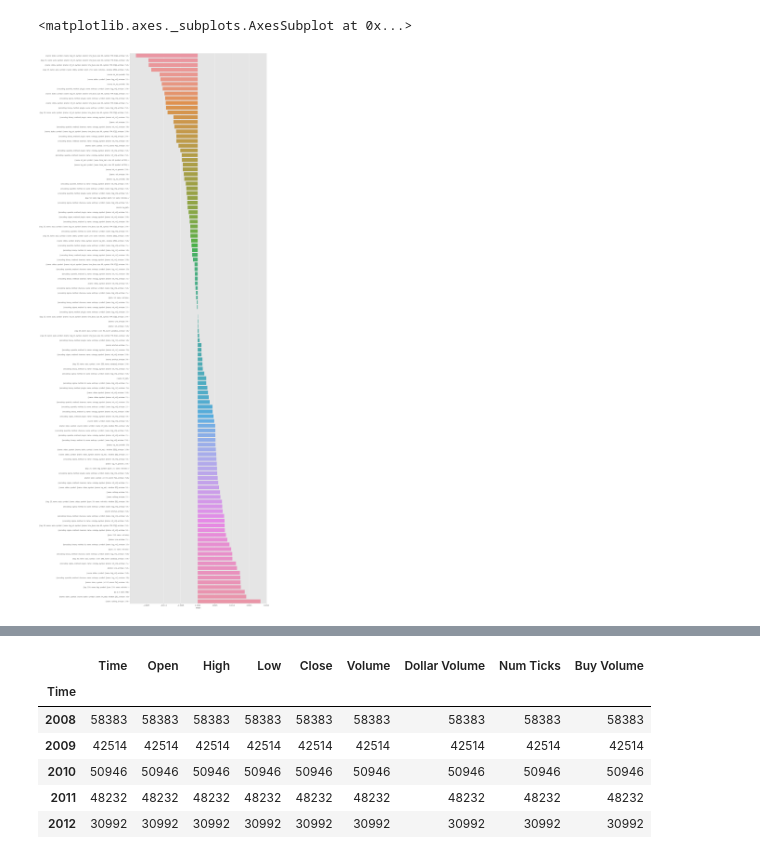
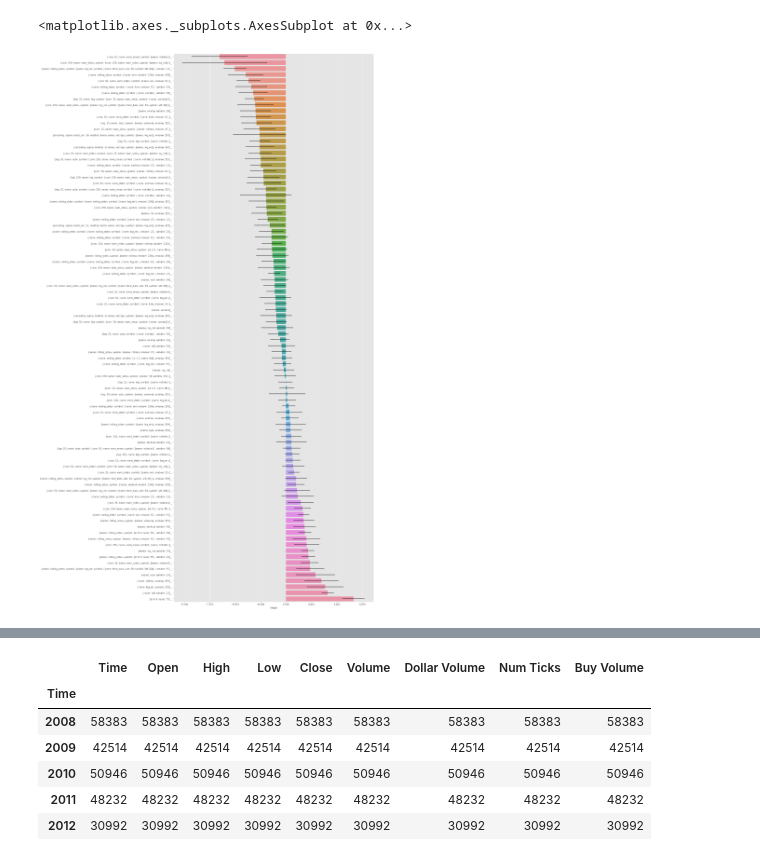
Before and after one commit to doda/fincl, a Jupyter notebook: backend/11_feature_importance.ipynb, the cells around one changed output, grey strips where cells are left out. Drawn from its saved outputs; the diff is of its cells as text; code cells hidden in the pictures.

```diff
--- a/backend/11_feature_importance.ipynb
+++ b/backend/11_feature_importance.ipynb
@@ -146,13 +144,19 @@ import matplotlib.pyplot as mpl
 
 %matplotlib inline
 mpl.style.use('ggplot')
-mpl.rcParams['figure.figsize'] = 16,66
+mpl.rcParams['figure.figsize'] = 16,45
 # %%
 # seaborn.barplot(y=fimp.index, x=fimp['mean'])
 # %%
 import pandas as pd
 from mlbt.load_data import DATA_DIR
-files = [x for x in (DATA_DIR / 'dollar').files('*fimp*') if 'lolz' in x]
+
+import os
+def latest_files(files):
+    return list(sorted(files, key=os.path.getmtime)[::-1])
+
+
+files = latest_files([x for x in (DATA_DIR / 'dollar').files('*fimp*') if '_50_' in x and '[]_0.2525505060VIamaucodenenewewffkokylolzmeperororosisisytivo_MDA' in x])
 print(len(files))
 imps = [pd.read_hdf(x, 'table') for x in files]
 
@@ -181,6 +241,7 @@ To retain the current behavior and silence the warning, pass 'sort=True'.
 # %%
-res = res.sort_values('mean')
-seaborn.barplot(y=[x.replace('\\','').replace('"', '') for x in res.index.values], x=res['mean'])
+res3 = res
+res3 = res3.sort_values('mean')
+seaborn.barplot(y=[str(x).replace('\\','').replace('"', '') + '_' for x in res3.index.values], x=res3['mean'], xerr=res3['std'])
 # %% [output]
 <matplotlib.axes._subplots.AxesSubplot at 0x...>
-[figure, old version]
+[figure, new version]
```
Also changed, not shown: parts of 7 cells of this notebook, 8 other files.
